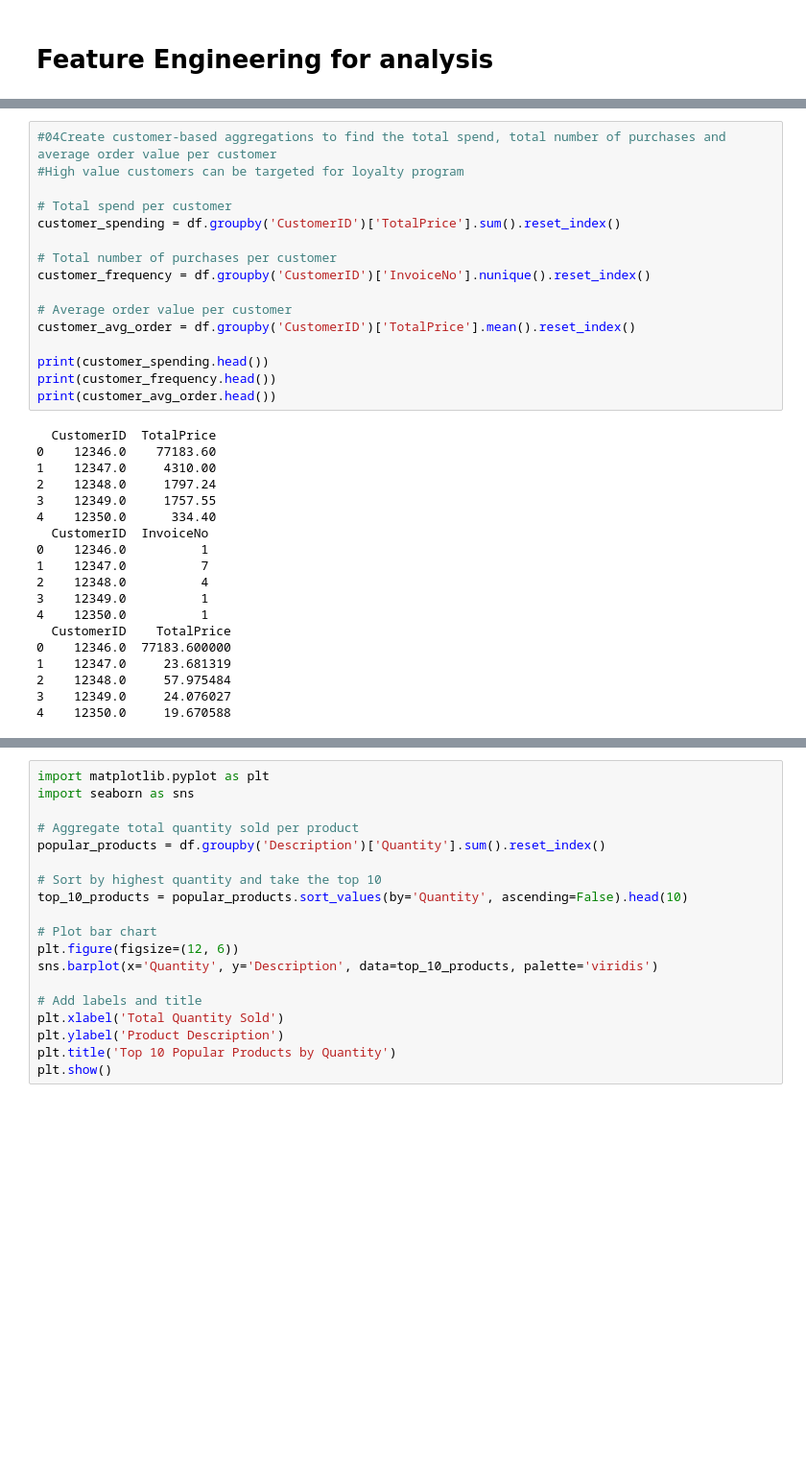
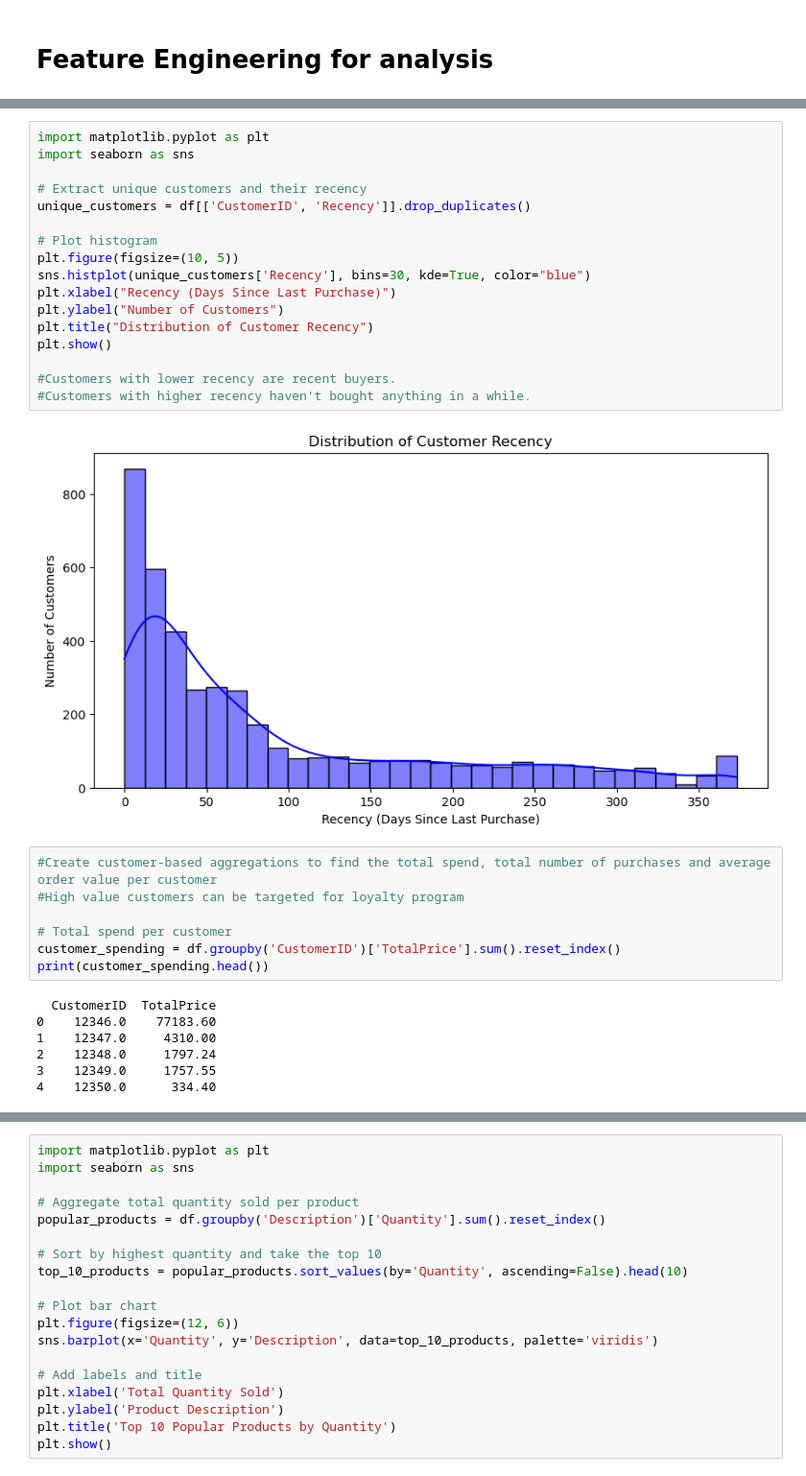
Before and after one commit to j2damax/principles-of-ds-cw02, a Jupyter notebook: aarabi/Group_Assignment.ipynb, the cells around one changed output, grey strips where cells are left out. Shown at 96% size. Drawn from its saved outputs; the diff is of its cells as text; blank space fills up the shorter version.

```diff
--- a/aarabi/Group_Assignment.ipynb
+++ b/aarabi/Group_Assignment.ipynb
@@ -172,19 +190,29 @@ print(df[['CustomerID', 'Recency']].drop_duplicates().sample(5))
+# %%
+import matplotlib.pyplot as plt
+import seaborn as sns
+
+# Extract unique customers and their recency
+unique_customers = df[['CustomerID', 'Recency']].drop_duplicates()
+
+# Plot histogram
+plt.figure(figsize=(10, 5))
+sns.histplot(unique_customers['Recency'], bins=30, kde=True, color="blue")
+plt.xlabel("Recency (Days Since Last Purchase)")
+plt.ylabel("Number of Customers")
+plt.title("Distribution of Customer Recency")
+plt.show()
+
+#Customers with lower recency are recent buyers.
+#Customers with higher recency haven't bought anything in a while.
+# %% [output]
+[figure, added]
 # %%
-#04Create customer-based aggregations to find the total spend, total number of purchases and average order value per customer
+#Create customer-based aggregations to find the total spend, total number of purchases and average order value per customer
 #High value customers can be targeted for loyalty program
 
 # Total spend per customer
 customer_spending = df.groupby('CustomerID')['TotalPrice'].sum().reset_index()
-
-# Total number of purchases per customer
-customer_frequency = df.groupby('CustomerID')['InvoiceNo'].nunique().reset_index()
-
-# Average order value per customer
-customer_avg_order = df.groupby('CustomerID')['TotalPrice'].mean().reset_index()
-
 print(customer_spending.head())
-print(customer_frequency.head())
-print(customer_avg_order.head())
 # %% [output]
   CustomerID  TotalPrice
 0    12346.0    77183.60
@@ -192,15 +220,3 @@ print(customer_avg_order.head())
 2    12348.0     1797.24
 3    12349.0     1757.55
 4    12350.0      334.40
-  CustomerID  InvoiceNo
-0    12346.0          1
-1    12347.0          7
-2    12348.0          4
-3    12349.0          1
-4    12350.0          1
-  CustomerID    TotalPrice
-0    12346.0  77183.600000
-1    12347.0     23.681319
-2    12348.0     57.975484
-3    12349.0     24.076027
-4    12350.0     19.670588
```
Also changed, not shown: parts of 25 cells of this notebook.
